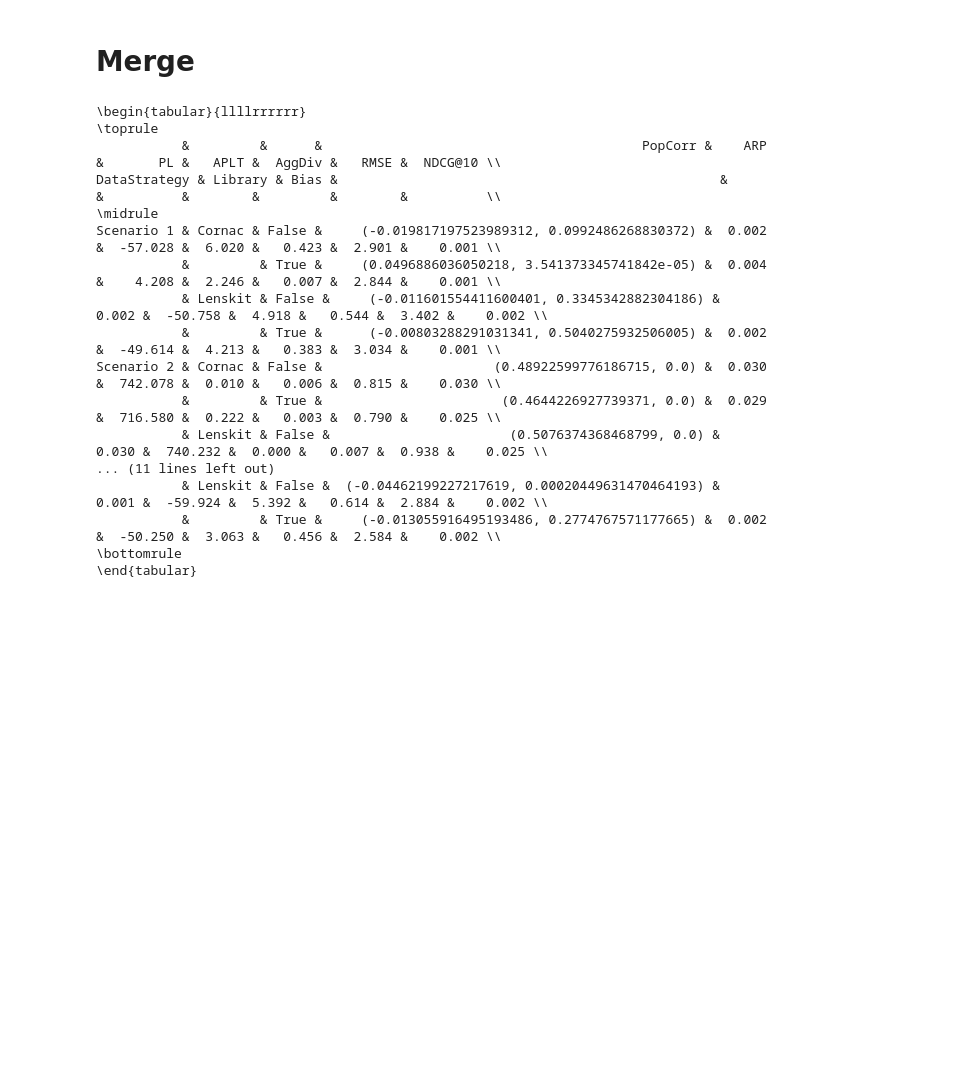
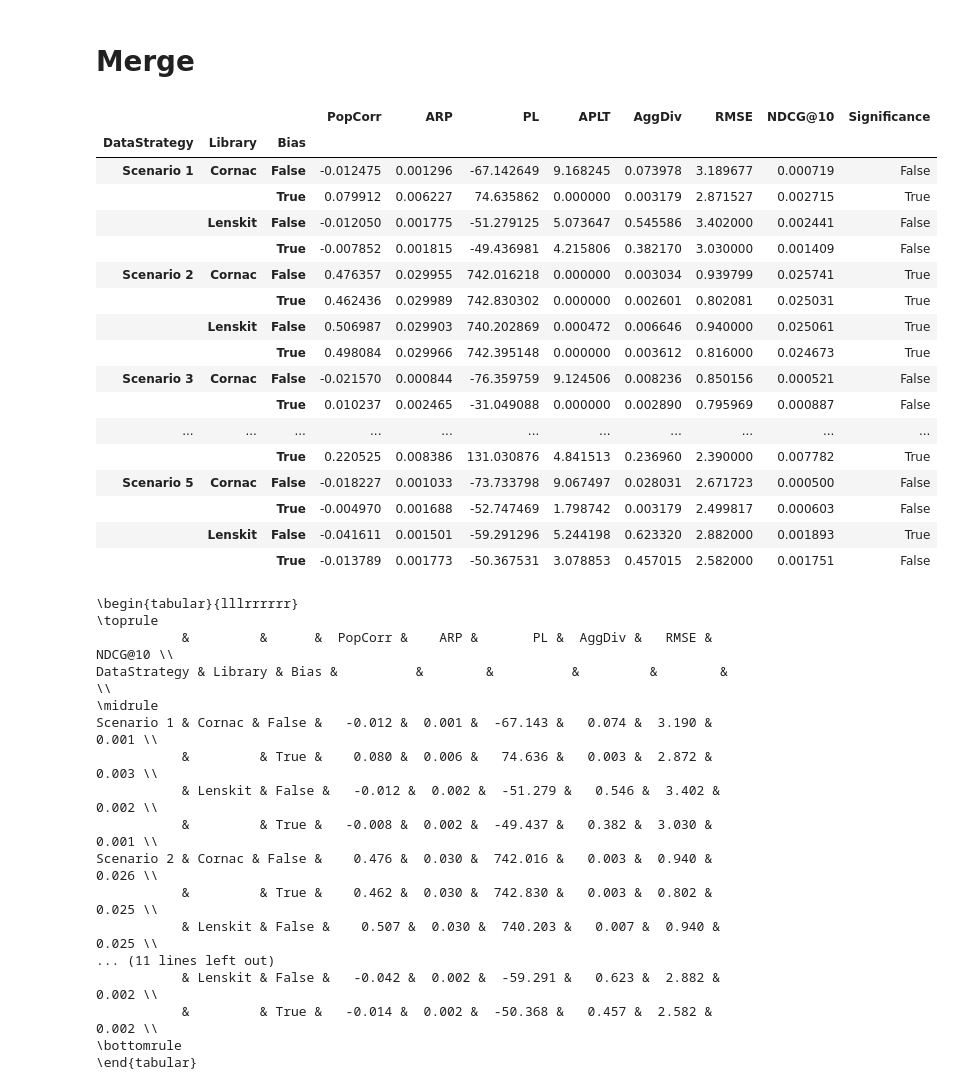
Before and after one commit to SavvinaDaniil/DiagnosingBiasRecSys, a Jupyter notebook: AnalyzeResultsMFSyntheticData.ipynb, the cells around one changed output. Saved outputs shown, nothing was run; the diff lists cells and outputs as text; code cells hidden in the pictures; blank space fills up the shorter version.

```diff
--- a/AnalyzeResultsMFSyntheticData.ipynb
+++ b/AnalyzeResultsMFSyntheticData.ipynb
@@ -118,24 +148,50 @@ mf_metrics = mf_metrics.rename(
         "popularity_bad_for_bp_ur": "Scenario 5",
     }
 )
+# %%
+mf_metrics['RealPopCorr'] = mf_metrics.PopCorr.apply(lambda x: x[0])
+mf_metrics['Significance'] = mf_metrics.PopCorr.apply(lambda x: True if x[1]<0.005 else False)
+mf_metrics['PopCorr'] = mf_metrics.RealPopCorr
+mf_metrics = mf_metrics.drop('RealPopCorr', axis=1)
+# %%
+mf_metrics
+# %% [output]
+|  |  |  | PopCorr | ARP | PL | APLT | AggDiv | RMSE | NDCG@10 | Significance |
+| DataStrategy | Library | Bias |  |  |  |  |  |  |  |  |
+| Scenario 1 | Cornac | False | -0.012475 | 0.001296 | -67.142649 | 9.168245 | 0.073978 | 3.189677 | 0.000719 | False |
+|  |  | True | 0.079912 | 0.006227 | 74.635862 | 0.000000 | 0.003179 | 2.871527 | 0.002715 | True |
+|  | Lenskit | False | -0.012050 | 0.001775 | -51.279125 | 5.073647 | 0.545586 | 3.402000 | 0.002441 | False |
+|  |  | True | -0.007852 | 0.001815 | -49.436981 | 4.215806 | 0.382170 | 3.030000 | 0.001409 | False |
+| Scenario 2 | Cornac | False | 0.476357 | 0.029955 | 742.016218 | 0.000000 | 0.003034 | 0.939799 | 0.025741 | True |
+|  |  | True | 0.462436 | 0.029989 | 742.830302 | 0.000000 | 0.002601 | 0.802081 | 0.025031 | True |
+|  | Lenskit | False | 0.506987 | 0.029903 | 740.202869 | 0.000472 | 0.006646 | 0.940000 | 0.025061 | True |
+|  |  | True | 0.498084 | 0.029966 | 742.395148 | 0.000000 | 0.003612 | 0.816000 | 0.024673 | True |
+| Scenario 3 | Cornac | False | -0.021570 | 0.000844 | -76.359759 | 9.124506 | 0.008236 | 0.850156 | 0.000521 | False |
+|  |  | True | 0.010237 | 0.002465 | -31.049088 | 0.000000 | 0.002890 | 0.795969 | 0.000887 | False |
+| ... | ... | ... | ... | ... | ... | ... | ... | ... | ... | ... |
+|  |  | True | 0.220525 | 0.008386 | 131.030876 | 4.841513 | 0.236960 | 2.390000 | 0.007782 | True |
+| Scenario 5 | Cornac | False | -0.018227 | 0.001033 | -73.733798 | 9.067497 | 0.028031 | 2.671723 | 0.000500 | False |
+|  |  | True | -0.004970 | 0.001688 | -52.747469 | 1.798742 | 0.003179 | 2.499817 | 0.000603 | False |
+|  | Lenskit | False | -0.041611 | 0.001501 | -59.291296 | 5.244198 | 0.623320 | 2.882000 | 0.001893 | True |
+|  |  | True | -0.013789 | 0.001773 | -50.367531 | 3.078853 | 0.457015 | 2.582000 | 0.001751 | False |
 # %%
-print(mf_metrics.round(3).to_latex())
+print(mf_metrics.drop(['APLT','Significance'], axis=1).round(3).to_latex())
 # %% [output]
-\begin{tabular}{llllrrrrrr}
+\begin{tabular}{lllrrrrrr}
 \toprule
-           &         &      &                                         PopCorr &    ARP &       PL &   APLT &  AggDiv &   RMSE &  NDCG@10 \\
-DataStrategy & Library & Bias &                                                 &        &          &        &         &        &          \\
+           &         &      &  PopCorr &    ARP &       PL &  AggDiv &   RMSE &  NDCG@10 \\
+DataStrategy & Library & Bias &          &        &          &         &        &          \\
 \midrule
-Scenario 1 & Cornac & False &     (-0.019817197523989312, 0.0992486268830372) &  0.002 &  -57.028 &  6.020 &   0.423 &  2.901 &    0.001 \\
-           &         & True &     (0.0496886036050218, 3.541373345741842e-05) &  0.004 &    4.208 &  2.246 &   0.007 &  2.844 &    0.001 \\
-           & Lenskit & False &     (-0.011601554411600401, 0.3345342882304186) &  0.002 &  -50.758 &  4.918 &   0.544 &  3.402 &    0.002 \\
-           &         & True &      (-0.00803288291031341, 0.5040275932506005) &  0.002 &  -49.614 &  4.213 &   0.383 &  3.034 &    0.001 \\
-Scenario 2 & Cornac & False &                      (0.48922599776186715, 0.0) &  0.030 &  742.078 &  0.010 &   0.006 &  0.815 &    0.030 \\
-           &         & True &                       (0.4644226927739371, 0.0) &  0.029 &  716.580 &  0.222 &   0.003 &  0.790 &    0.025 \\
-           & Lenskit & False &                       (0.5076374368468799, 0.0) &  0.030 &  740.232 &  0.000 &   0.007 &  0.938 &    0.025 \\
+Scenario 1 & Cornac & False &   -0.012 &  0.001 &  -67.143 &   0.074 &  3.190 &    0.001 \\
+           &         & True &    0.080 &  0.006 &   74.636 &   0.003 &  2.872 &    0.003 \\
+           & Lenskit & False &   -0.012 &  0.002 &  -51.279 &   0.546 &  3.402 &    0.002 \\
+           &         & True &   -0.008 &  0.002 &  -49.437 &   0.382 &  3.030 &    0.001 \\
+Scenario 2 & Cornac & False &    0.476 &  0.030 &  742.016 &   0.003 &  0.940 &    0.026 \\
+           &         & True &    0.462 &  0.030 &  742.830 &   0.003 &  0.802 &    0.025 \\
+           & Lenskit & False &    0.507 &  0.030 &  740.203 &   0.007 &  0.940 &    0.025 \\
 ... (11 lines left out)
-           & Lenskit & False &  (-0.04462199227217619, 0.00020449631470464193) &  0.001 &  -59.924 &  5.392 &   0.614 &  2.884 &    0.002 \\
-           &         & True &     (-0.013055916495193486, 0.2774767571177665) &  0.002 &  -50.250 &  3.063 &   0.456 &  2.584 &    0.002 \\
+           & Lenskit & False &   -0.042 &  0.002 &  -59.291 &   0.623 &  2.882 &    0.002 \\
+           &         & True &   -0.014 &  0.002 &  -50.368 &   0.457 &  2.582 &    0.002 \\
 \bottomrule
 \end{tabular}
 # %%
```
Also changed, not shown: parts of 2 cells of this notebook, 49 other files.
